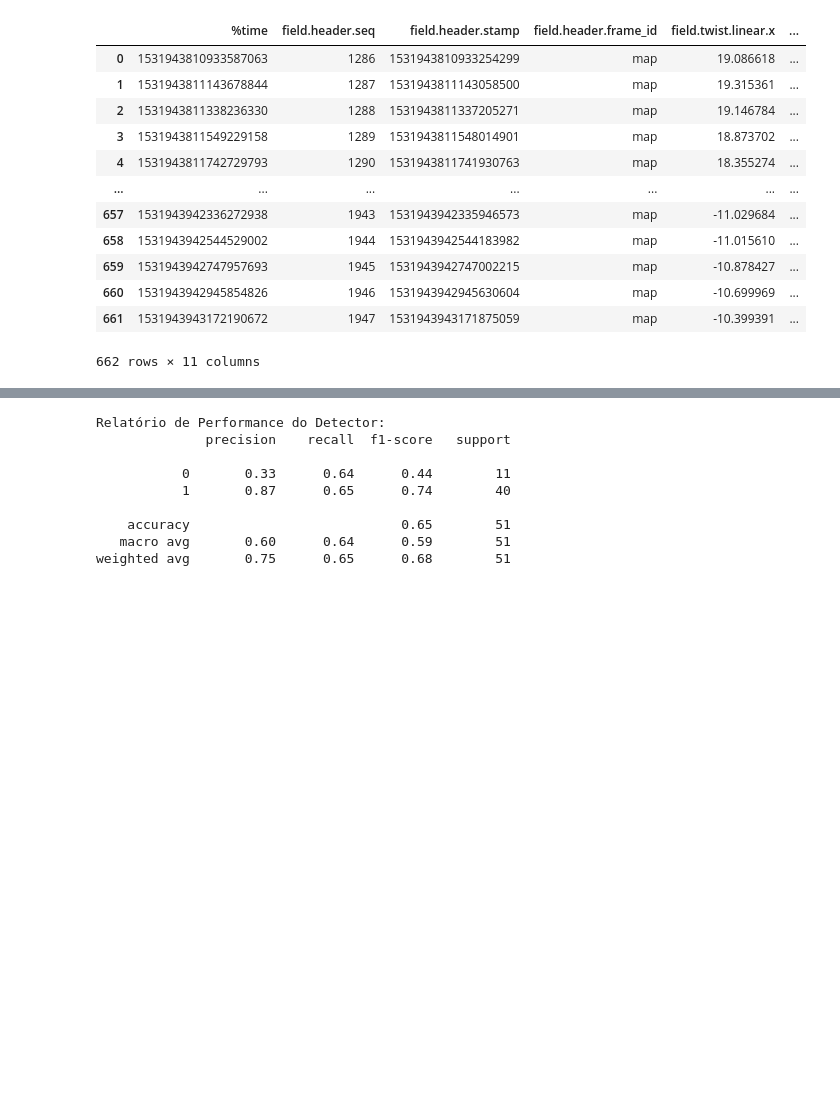
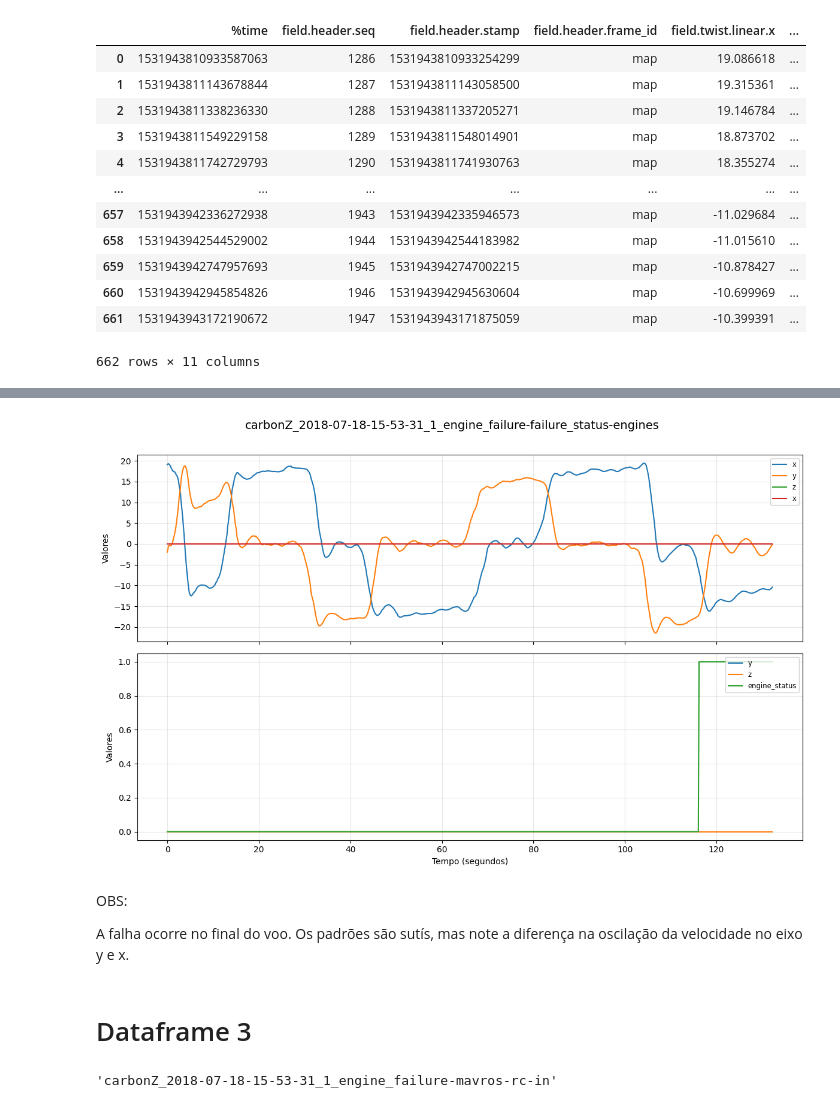
Before and after one commit to RenatodaCostaSantos/flight_anomaly_detection, a Jupyter notebook: aeroespacial-2/notebooks/00_00_data_exploration.ipynb, the cells around one changed output, grey strips where cells are left out. Cells and saved outputs as stored; diff of their text form; code cells hidden in the pictures; blank space fills up the shorter version.

```diff
--- a/aeroespacial-2/notebooks/00_00_data_exploration.ipynb
+++ b/aeroespacial-2/notebooks/00_00_data_exploration.ipynb
@@ -194,6 +204,9 @@ plot_generic_df(df2, titulo_grafico=primeira_chave)
 # O merge_asof alinha o status ao tempo do GPS sem criar linhas extras com NaN
 df_merge1 = pd.merge_asof(df1, df2, on='%time', direction='backward')
 
-print(df_alinhado['engine_status'].value_counts())
+# Preenchendo os valores ausentes de status com 0 (Normalidade)
+df_merge1['engine_status'] = df_merge1['engine_status'].fillna(0).astype(int)
+
+print(df_merge1['engine_status'].value_counts())
 # %% [output]
 engine_status
@@ -629,35 +232,15 @@ df
-# %%
-features = ['field.channels2', 'pitch_deg', 'roll_deg', 'roll_rate_prev']
-target = 'field.linear_acceleration.x'
-
-# Treino
-model = RandomForestRegressor(n_estimators=100, random_state=42)
-model.fit(df_treino[features], df_treino[target])
-
-# --- DETECÇÃO E 3 SIGMAS ---
-
-# Erro no treino para definir o limiar (baseline de erro "normal")
-preds_treino = model.predict(df_treino[features])
-erros_treino = np.abs(df_treino[target] - preds_treino)
-limiar = erros_treino.mean() + (3 * erros_treino.std())
-
-# Predição no teste
-preds_teste = model.predict(df_teste[features])
-erro_teste = np.abs(df_teste[target] - preds_teste)
-
-# O Gatilho de Anomalia
-df_teste['pred_anomalia'] = (erro_teste > limiar).astype(int)
-
-# --- VALIDAÇÃO FINAL ---
-print("Relatório de Performance do Detector:")
-print(classification_report(df_teste['ground_truth'], df_teste['pred_anomalia']))
-# %% [output]
-Relatório de Performance do Detector:
-              precision    recall  f1-score   support
-
-           0       0.33      0.64      0.44        11
-           1       0.87      0.65      0.74        40
-
-    accuracy                           0.65        51
-   macro avg       0.60      0.64      0.59        51
-weighted avg       0.75      0.65      0.68        51
+# %%
+plot_generic_df(df_merge1, titulo_grafico=primeira_chave)
+# %% [output]
+[figure, added]
+# %% [markdown]
+OBS:
+
+A falha ocorre no final do voo. Os padrões são sutís, mas note a diferença na oscilação da velocidade no eixo y e x.
+# %% [markdown]
+# Dataframe 3
+# %%
+i = 2
+list(dfs.keys())[i]
+# %% [output]
+'carbonZ_2018-07-18-15-53-31_1_engine_failure-mavros-rc-in'
```
Also changed, not shown: parts of 64 cells of this notebook.
